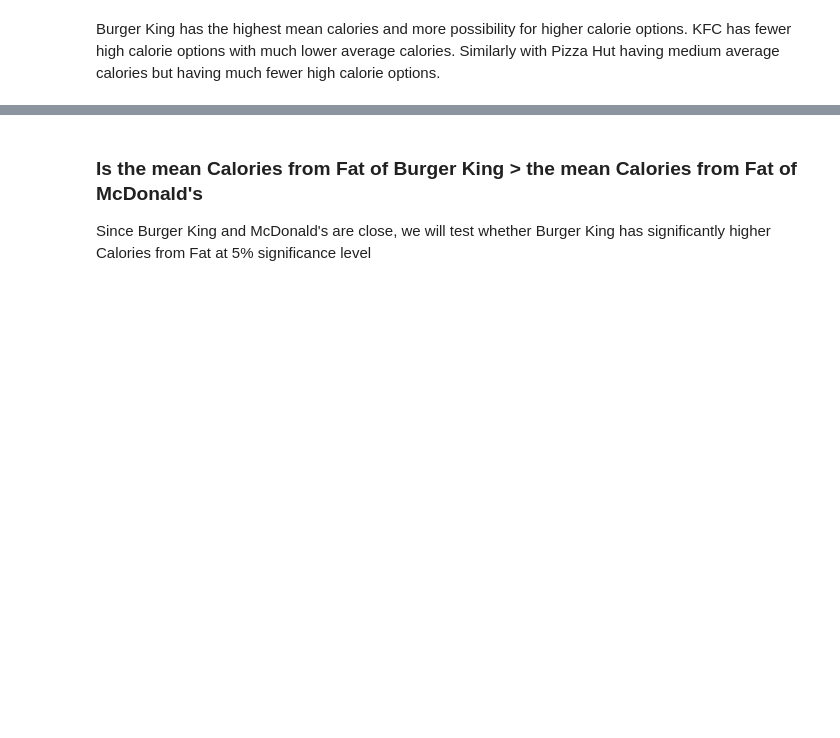
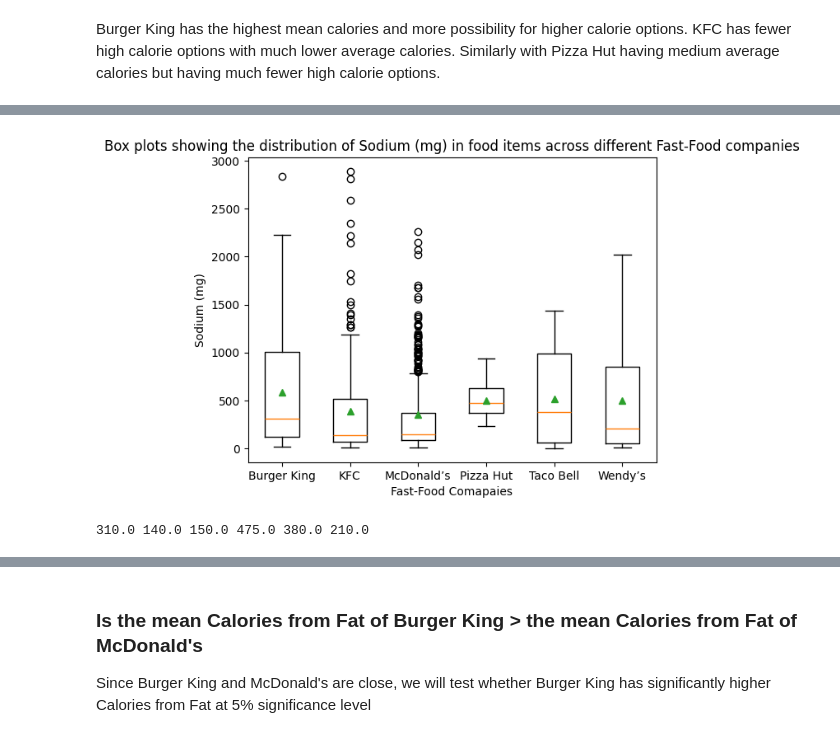
Before and after one commit to Sourov786/Fast_Food_Analysis, a Jupyter notebook: Fast_Food_Analysis.ipynb, the cells around one changed output, grey strips where cells are left out. Saved outputs shown, nothing was run; the diff lists cells and outputs as text; code cells hidden in the pictures; blank space fills up the shorter version.

```diff
--- a/Fast_Food_Analysis.ipynb
+++ b/Fast_Food_Analysis.ipynb
@@ -187,0 +174,15 @@ df[df["Protein(g)"] == 0]
+# %%
+sod_info =  get_companies_dataseries("Sodium (mg)")
+
+plt.boxplot(sod_info, tick_labels=companies, showmeans=True)
+plt.ylabel("Sodium (mg)")
+plt.xlabel("Fast-Food Comapaies")
+plt.title("Box plots showing the distribution of Sodium (mg) in food items across different Fast-Food companies")
+plt.show()
+# %% [output]
+[figure, added]
+# %%
+for i in range(len(companies)):
+    print(str(sod_info[i].median()) +" ", end="")
+# %% [output]
+310.0 140.0 150.0 475.0 380.0 210.0
```
Also changed, not shown: parts of 12 cells of this notebook.
